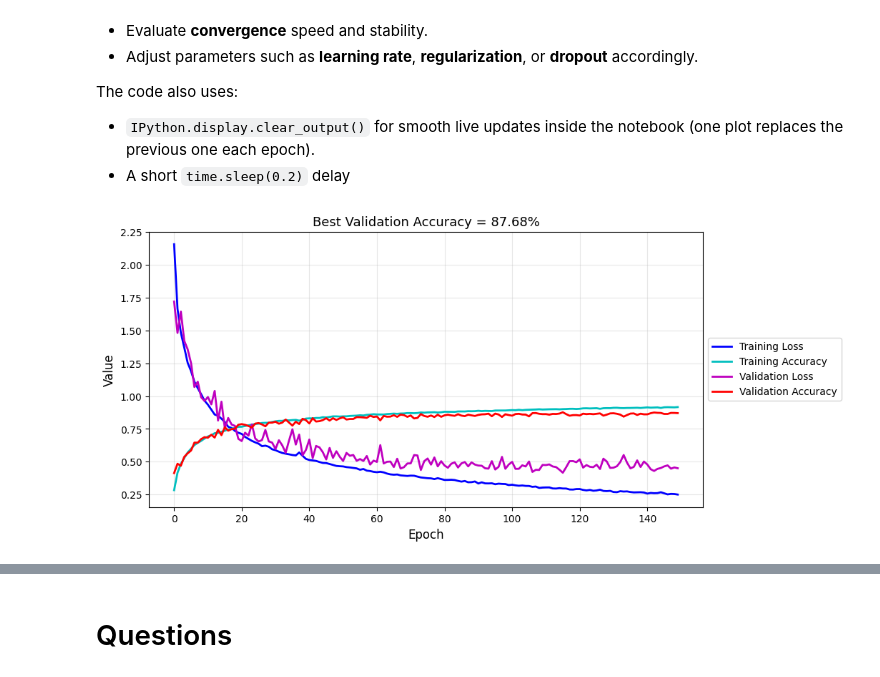
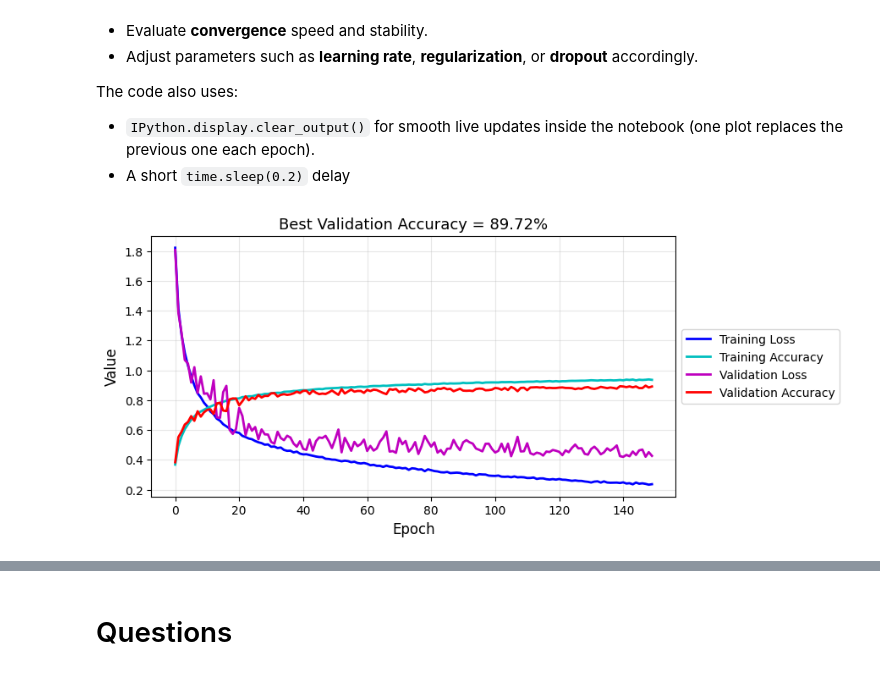
Before and after one commit to javida24/cifar10-cnn-tensorflow, a Jupyter notebook: cifar10_cnn.ipynb, the cells around one changed output, grey strips where cells are left out. Saved outputs shown, nothing was run; the diff lists cells and outputs as text; code cells hidden in the pictures.

```diff
--- a/cifar10_cnn.ipynb
+++ b/cifar10_cnn.ipynb
@@ -220,50 +220,32 @@ model = models.Sequential([
     data_augmentation,
 
     # ------- Convolution Block 1 -------
-    layers.Conv2D(64, (3,3), activation='selu', padding='same',
+    layers.Conv2D(64, (3,3), activation='relu', padding='same',
                   kernel_initializer=ki),
     layers.BatchNormalization(),  # Normalize activations → faster convergence, stability
-    layers.Conv2D(64, (3,3), activation='selu', padding='same',
+    layers.Conv2D(64, (3,3), activation='relu', padding='same',
                   kernel_initializer=ki),
     layers.BatchNormalization(),
     layers.MaxPooling2D((2,2)),   # Downsample → spatial feature hierarchy
     layers.Dropout(0.25),         # Reduce overfit risk at early layers
 
+
     # ------- Convolution Block 2 -------
-    layers.Conv2D(64, (5,5), activation='gelu', padding='same',
+    layers.Conv2D(128, (3,3), activation='relu', padding='same',
                   kernel_initializer=ki),
     layers.BatchNormalization(),
-    layers.Conv2D(64, (5,5), activation='gelu', padding='same',
+    layers.Conv2D(128, (3,3), activation='relu', padding='same',
                   kernel_initializer=ki),
     layers.BatchNormalization(),
     layers.MaxPooling2D((2,2)),
     layers.Dropout(0.25),
 
+
     # ------- Convolution Block 3 -------
-    layers.Conv2D(128, (3,3), activation='gelu', padding='same',
+    layers.Conv2D(256, (3,3), activation='relu', padding='same',
                   kernel_initializer=ki),
     layers.BatchNormalization(),
-    layers.Conv2D(128, (3,3), activation='gelu', padding='same',
-                  kernel_initializer=ki),
-    layers.BatchNormalization(),
-    layers.MaxPooling2D((2,2)),
-    layers.Dropout(0.25),
-
-    # ------- Convolution Block 4 -------
-    layers.Conv2D(128, (5,5), activation='gelu', padding='same',
-                  kernel_initializer=ki),
-    layers.BatchNormalization(),
-    layers.Conv2D(128, (5,5), activation='gelu', padding='same',
-                  kernel_initializer=ki),
-    layers.BatchNormalization(),
-    layers.MaxPooling2D((2,2)),
-    layers.Dropout(0.25),
-
-    # ------- Convolution Block 5 -------
-    layers.Conv2D(256, (3,3), activation='gelu', padding='same',
-                  kernel_initializer=ki),
-    layers.BatchNormalization(),
-    layers.Conv2D(256, (3,3), activation='gelu', padding='same',
+    layers.Conv2D(256, (3,3), activation='relu', padding='same',
                   kernel_initializer=ki),
     layers.BatchNormalization(),
     layers.MaxPooling2D((2,2)),
@@ -273,16 +255,16 @@ model = models.Sequential([
     layers.Flatten(),     # Flatten feature maps → feed into Dense network
 
     # ------- Dense Block 1 -------
-    layers.Dense(512,
-                 activation='gelu',
+    layers.Dense(256,
+                 activation='relu',
                  kernel_initializer=ki,
                  kernel_regularizer=kr_dense),
     layers.BatchNormalization(),
     layers.Dropout(0.25),  # Stronger regularization near final layers
 
     # ------- Dense Block 2 -------
-    layers.Dense(1024,
-                 activation='gelu',
+    layers.Dense(128,
+                 activation='relu',
                  kernel_initializer=ki,
                  kernel_regularizer=kr_dense),
     layers.BatchNormalization(),
@@ -509,35 +491,36 @@ hist = history.history
 tra_losses = hist['loss']
 val_losses = hist['val_loss']
 tra_accs = hist.get('accuracy', hist.get('acc'))          # handles both keys
 val_accs = hist.get('val_accuracy', hist.get('val_acc'))
 
 best_validation_accuracy = max(val_accs)
 
 # Visualization of learning curves
-fig = plt.figure(figsize=(10, 5))
+fig = plt.figure(figsize=(8, 4))
 
 tra_loss_plt, = plt.plot(range(len(tra_losses)), tra_losses, 'b', linewidth=2)
 tra_accs_plt, = plt.plot(range(len(tra_accs)), tra_accs, 'c', linewidth=2)
 val_loss_plt, = plt.plot(range(len(val_losses)), val_losses, 'm', linewidth=2)
 val_acc_plt, = plt.plot(range(len(val_accs)), val_accs, 'r', linewidth=2)
 
 plt.xlabel('Epoch', fontsize=12)
 plt.ylabel('Value', fontsize=12)
 plt.legend(
     [tra_loss_plt, tra_accs_plt, val_loss_plt, val_acc_plt],
     ['Training Loss', 'Training Accuracy', 'Validation Loss', 'Validation Accuracy'],
     loc='center left', bbox_to_anchor=(1.0, 0.5)
 )
 plt.grid(alpha=0.3)
 plt.title(f'Best Validation Accuracy = {100. * best_validation_accuracy:.2f}%', fontsize=13)
 
 display.clear_output(wait=True)
 display.display(plt.gcf())
 
 time.sleep(0.2)
+plt.savefig('learning_curves.png', dpi=300)
 plt.close(fig)
 # %% [output]
-[figure, old version]
+[figure, new version]
 # %%
 # Model Evaluation on Test Data
 # - x_test, y_test: unseen test set (not used during training)
```
Also changed, not shown: parts of 8 cells of this notebook.
